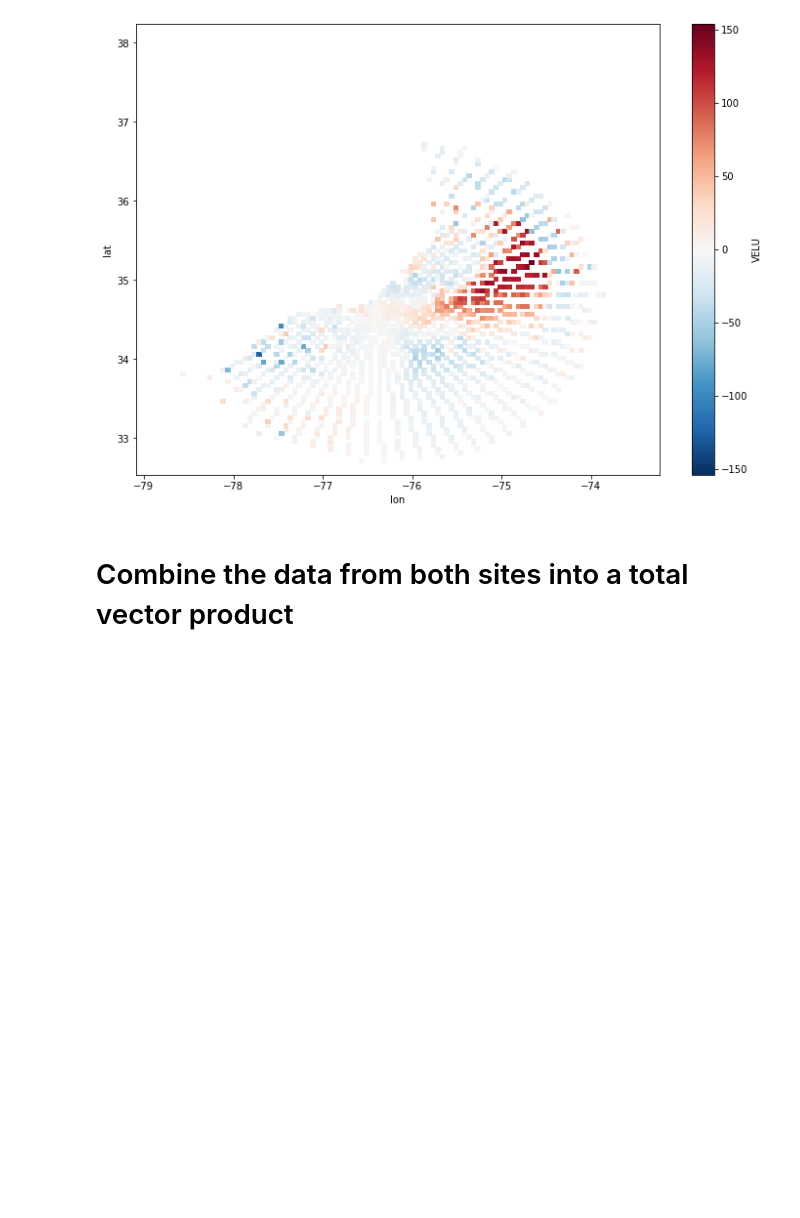
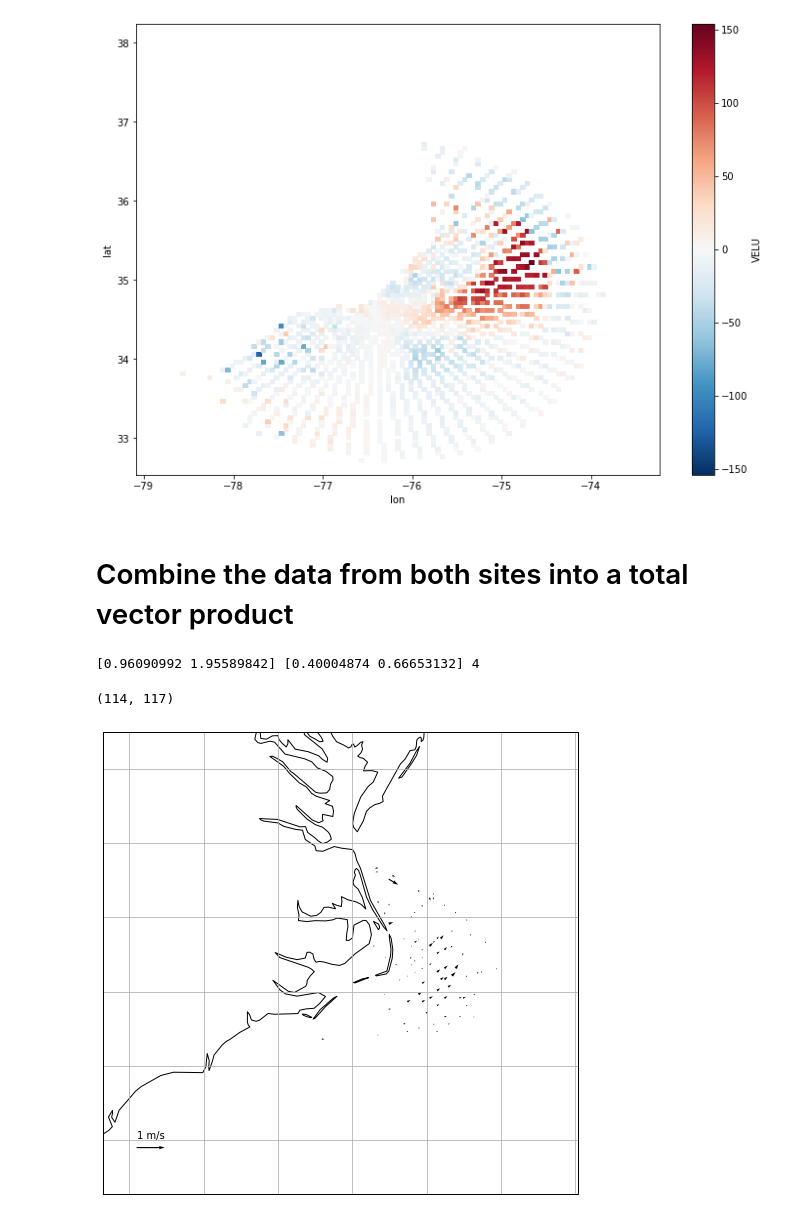
Before and after one commit to SECOORA/data_challenge_2020, a Jupyter notebook: Compute_Vector_Totals.ipynb, the cells around one changed output. Saved outputs shown, nothing was run; the diff lists cells and outputs as text; code cells hidden in the pictures; blank space fills up the shorter version.

```diff
--- a/Compute_Vector_Totals.ipynb
+++ b/Compute_Vector_Totals.ipynb
@@ -129,0 +132,12 @@ core_grid.VELU.plot()
+# %%
+radial_velocities = [1, 2, 2, 1]
+std_dev = [1, 1, 1, 1]
+angles = [0, 45, 90, 1]
+UV, VAR, n  = rads2uv.rads2uv(
+    radial_velocities,
+    std_dev,
+    angles
+)
+print(UV, VAR, n)
+# %% [output]
+[0.96090992 1.95589842] [0.40004874 0.66653132] 4
@@ -129,0 +160,16 @@ core_grid.VELU.plot()
+# %%
+for i in range(nvalues):
+    UV, VAR, n = rads2uv.rads2uv(
+        [duck_vel[i], core_vel[i]],
+        [duck_std[i], core_std[i]],
+        [duck_theta[i], core_theta[i]]
+    )
+    U[i] = UV[0]
+    V[i] = UV[1]
+# %%
+U = U.reshape(duck_grid['VELO'].shape)
+V = V.reshape(duck_grid['VELO'].shape)
+# %%
+U.shape
+# %% [output]
+(114, 117)
@@ -129,0 +180,21 @@ core_grid.VELU.plot()
+# %%
+ax = plt.axes(projection=crs.PlateCarree())
+ax.coastlines('50m')
+ax.gridlines()
+quiver = plt.quiver(
+    duck_grid['lon'],
+    duck_grid['lat'],
+    U,
+    V,
+    transform=crs.PlateCarree(),
+)
+key = plt.quiverkey(
+    quiver,
+    0.1,
+    0.1,
+    1000,
+    '1 m/s',
+    coordinates='axes'
+)
+# %% [output]
+[figure, added]
```
Also changed, not shown: parts of 4 cells of this notebook, 2 other files.
